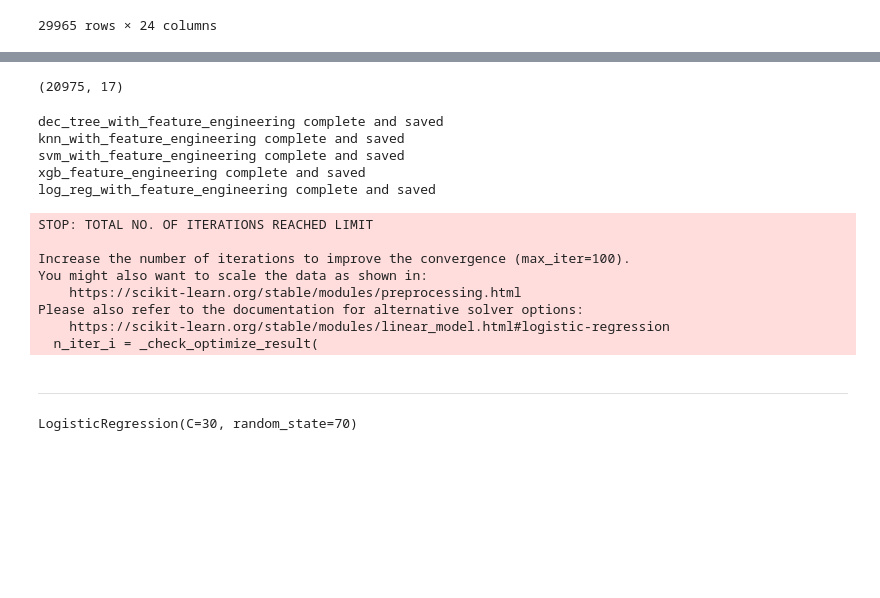
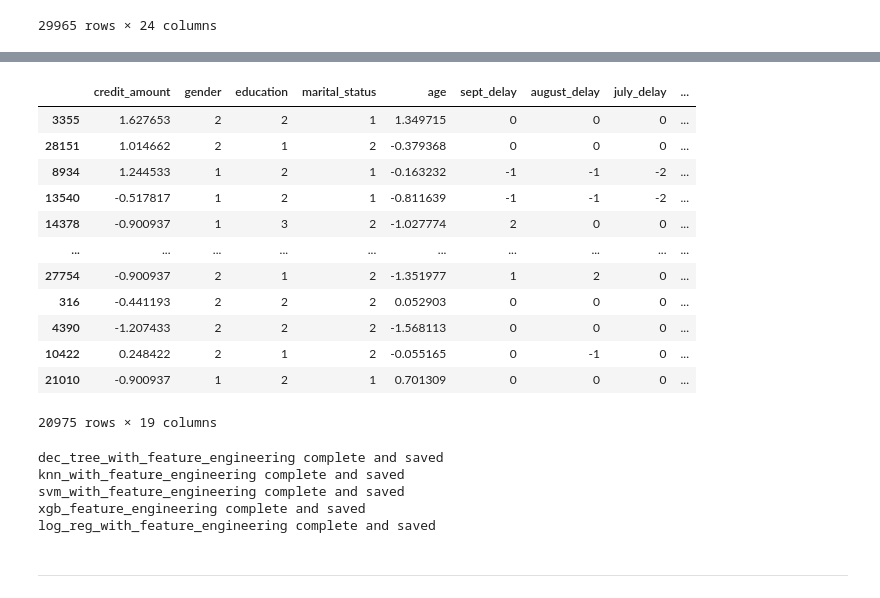
Before and after one commit to Banjiola/creditcard_default_risk, a Jupyter notebook: src/sample.ipynb, the cells around one changed output, grey strips where cells are left out. Saved outputs shown, nothing was run; the diff lists cells and outputs as text; code cells hidden in the pictures; blank space fills up the shorter version.

```diff
--- a/src/sample.ipynb
+++ b/src/sample.ipynb
@@ -85,35 +85,60 @@ X_train_with_featured = drop_correlated_features(X_train_with_featured)
-# %%
-X_train_with_featured.shape
-# %% [output]
-(20975, 17)
+# %%
+continuous_columns
+continuous_columns.append("payment_consistency")
+# %%
+# We will split the data before feat eng
+
+# then feature engineering
+from feature_preparation.feature_selection import *
+
+from feature_preparation.feature_engineering import get_scaler, scale_data,create_total_delays, \
+create_payment_consistency
+
+def perform_engineering(data):
+    data_with_engineering=data.copy()
+    data_with_engineering= create_payment_consistency(data_with_engineering)
+    data_with_engineering= create_total_delays(data_with_engineering)
+    return data_with_engineering
+
+X_train_with_engineering = perform_engineering(X_train)
+
+
+# get scaler
+# We must append payment consistency to the continuous column
+continuous_columns.append("payment_consistency")
+scaler = get_scaler(train_data=X_train_with_engineering, columns=continuous_columns)
+X_train_with_engineering = scale_data(X_train_with_engineering, continuous_columns, scaler)
+
+# drop correlated features
+X_train_with_engineering= drop_correlated_features(X_train_with_engineering)
+# %%
+X_train_with_engineering
+# %% [output]
+|  | credit_amount | gender | education | marital_status | age | sept_delay | august_delay | july_delay | ... |
+| 3355 | 1.627653 | 2 | 2 | 1 | 1.349715 | 0 | 0 | 0 | ... |
+| 28151 | 1.014662 | 2 | 1 | 2 | -0.379368 | 0 | 0 | 0 | ... |
+| 8934 | 1.244533 | 1 | 2 | 1 | -0.163232 | -1 | -1 | -2 | ... |
+| 13540 | -0.517817 | 1 | 2 | 1 | -0.811639 | -1 | -1 | -2 | ... |
+| 14378 | -0.900937 | 1 | 3 | 2 | -1.027774 | 2 | 0 | 0 | ... |
+| ... | ... | ... | ... | ... | ... | ... | ... | ... | ... |
+| 27754 | -0.900937 | 2 | 1 | 2 | -1.351977 | 1 | 2 | 0 | ... |
+| 316 | -0.441193 | 2 | 2 | 2 | 0.052903 | 0 | 0 | 0 | ... |
+| 4390 | -1.207433 | 2 | 2 | 2 | -1.568113 | 0 | 0 | 0 | ... |
+| 10422 | 0.248422 | 2 | 1 | 2 | -0.055165 | 0 | -1 | 0 | ... |
+| 21010 | -0.900937 | 1 | 2 | 1 | 0.701309 | 0 | 0 | 0 | ... |
+20975 rows × 19 columns
 # %%
 from model_selection.model_training import *
-train_decision_tree(X_train,y_train,"dec_tree_with_feature_engineering")
-train_knn(X_train,y_train,"knn_with_feature_engineering")
-train_svm(X_train,y_train,"svm_with_feature_engineering")
-train_xgb(X_train,y_train,"xgb_feature_engineering")
-train_logistic_regression(X_train,y_train,"log_reg_with_feature_engineering")
+6train_decision_tree(X_train_with_engineering,y_train,"dec_tree_with_feature_engineering")
+train_knn(X_train_with_engineering,y_train,"knn_with_feature_engineering")
+train_svm(X_train_with_engineering,y_train,"svm_with_feature_engineering")
+train_xgb(X_train_with_engineering,y_train,"xgb_feature_engineering")
+train_logistic_regression(X_train_with_engineering,y_train,"log_reg_with_feature_engineering")
 # %% [output]
 dec_tree_with_feature_engineering complete and saved
 knn_with_feature_engineering complete and saved
 svm_with_feature_engineering complete and saved
 xgb_feature_engineering complete and saved
 log_reg_with_feature_engineering complete and saved
-STOP: TOTAL NO. OF ITERATIONS REACHED LIMIT
-
-Increase the number of iterations to improve the convergence (max_iter=100).
-You might also want to scale the data as shown in:
-    https://scikit-learn.org/stable/modules/preprocessing.html
-Please also refer to the documentation for alternative solver options:
-    https://scikit-learn.org/stable/modules/linear_model.html#logistic-regression
-  n_iter_i = _check_optimize_result(
 # %% [markdown]
 ---
-# %%
-tree = joblib.load("../models/dec_tree_with_feature_engineering.joblib")
-knn = joblib.load("../models/knn_with_feature_engineering.joblib")
-svm = joblib.load("../models/svm_with_feature_engineering.joblib")
-xgb = joblib.load("../models/xgb_feature_engineering.joblib")
-log_reg = joblib.load("../models/log_reg_with_feature_engineering.joblib")
-# %% [output]
-LogisticRegression(C=30, random_state=70)
```
Also changed, not shown: parts of 13 cells of this notebook, 14 other files.
